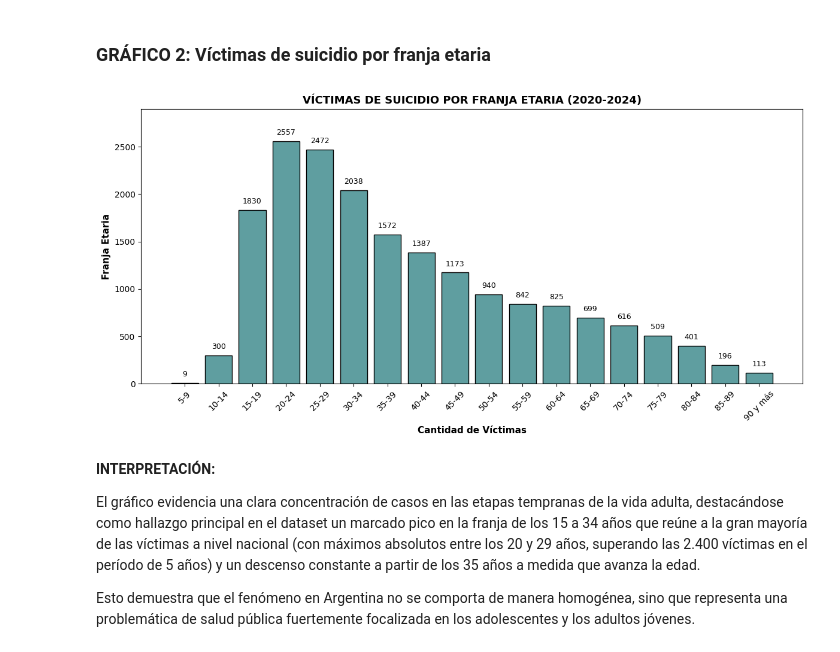
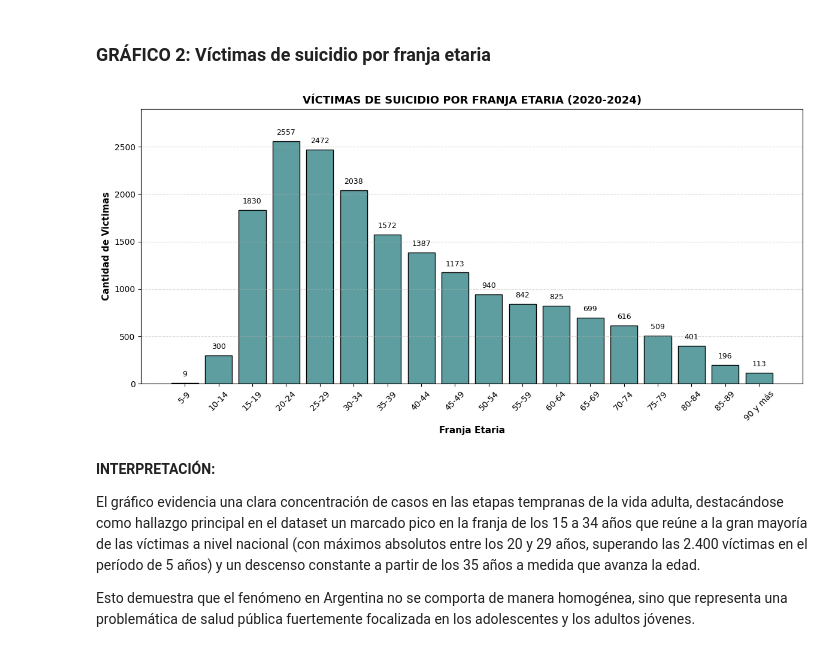
Before and after one commit to fce-laboratoriotp/tp-labo, a Jupyter notebook: notebook_prueba.ipynb, the cells around one changed output. Saved outputs shown, nothing was run; the diff lists cells and outputs as text; code cells hidden in the pictures.

```diff
--- a/notebook_prueba.ipynb
+++ b/notebook_prueba.ipynb
@@ -620,29 +620,32 @@ Esta continuidad en el aumento demuestra que la mortalidad por suicidio no respo
 # %% [markdown]
 ### **GRÁFICO 2: Víctimas de suicidio por franja etaria**
 # %%
+from matplotlib.lines import lineStyles
 #1. creamos la figura
 plt.figure(figsize=(12,6))
 
 #2. armamos un grafico de barras simple
 plt.bar(conteo_edad["suicida_tr_edad"], conteo_edad["total_victimas"], color="cadetblue", edgecolor="black")
 
 #3. Titulos y etiquetas
 plt.title("VÍCTIMAS DE SUICIDIO POR FRANJA ETARIA (2020-2024)", fontsize=13, fontweight="bold")
-plt.ylabel("Franja Etaria", fontsize=11, fontweight="bold")
-plt.xlabel("Cantidad de Víctimas", fontsize=11, fontweight="bold")
+plt.ylabel("Cantidad de Victimas", fontsize=11, fontweight="bold")
+plt.xlabel("Franja Etaria", fontsize=11, fontweight="bold")
 plt.ylim(0,2900)
 
 #4. Agregamos el número exacto en cada barra
 for x,y in zip(conteo_edad["suicida_tr_edad"], conteo_edad["total_victimas"]):
     plt.text(x,y + 50, str(int(y)), ha="center", va="bottom", fontsize=9)
 
 #5. Rotamos los nombres de los ejes para que se lean bien
 plt.xticks(rotation=45)
 
+plt.grid(axis="y", linestyle="--", alpha=0.5, zorder=0)
+plt.savefig("grafico3_sexo.png", dpi=300, bbox_inches="tight")
 plt.tight_layout()
 plt.show()
 # %% [output]
-[figure, old version]
+[figure, new version]
 # %% [markdown]
 **INTERPRETACIÓN:**
 
```
Also changed, not shown: parts of 4 cells of this notebook.
